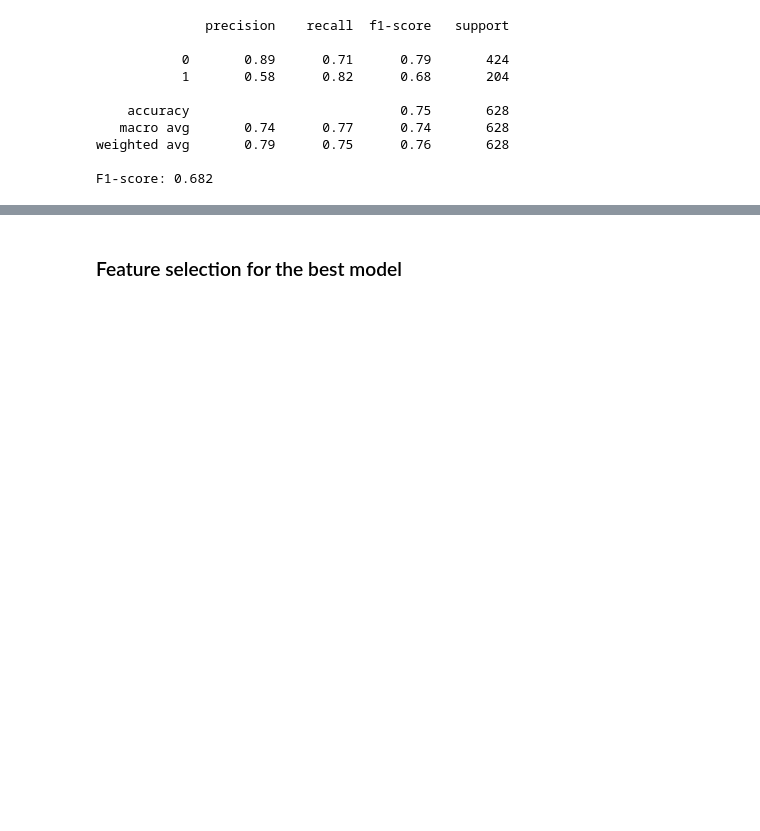
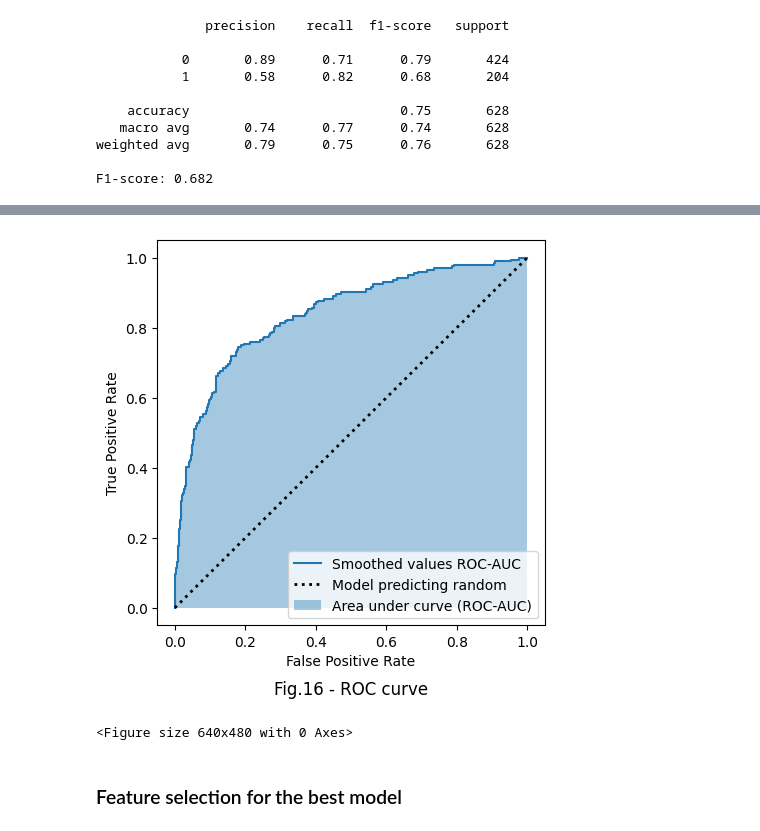
Before and after one commit to Alex1iv/Bank_customers_outflow, a Jupyter notebook: notebooks/Bank_clients_en.ipynb, the cells around one changed output, grey strips where cells are left out. Saved outputs shown, nothing was run; the diff lists cells and outputs as text; code cells hidden in the pictures; blank space fills up the shorter version.

```diff
--- a/notebooks/Bank_clients_en.ipynb
+++ b/notebooks/Bank_clients_en.ipynb
@@ -808,3 +834,33 @@ F1-score: 0.682
+# %%
+from sklearn.metrics import roc_curve
+
+false_positive_rates, true_positive_rates, threshold = roc_curve(y_test, y_test_prob)
+
+
+# создаём график
+fig, ax = plt.subplots(figsize=(5, 5))
+
+# ROC curve
+ax.plot(false_positive_rates, true_positive_rates,
+         label='Smoothed values ROC-AUC')
+
+# Random model
+ax.plot([0, 1], [0, 1], color='k', lw=2, linestyle=':',
+         label='Model predicting random ')
+
+ax.set_title('Fig.16 - ROC curve', y=-0.2)
+ax.set_xlabel('False Positive Rate')
+ax.set_ylabel('True Positive Rate')
+
+ax.fill_between(false_positive_rates, true_positive_rates, step="pre",
+                 alpha=0.4, label='Area under curve (ROC-AUC)')
+ax.legend()
+plt.show();
+
+plt.savefig('../figures/fig_16.png');
+# %% [output]
+[figure, added]
+<Figure size 640x480 with 0 Axes>
 # %% [markdown]
 ### Feature selection for the best model
 # %%
```
Also changed, not shown: parts of 12 cells of this notebook.
